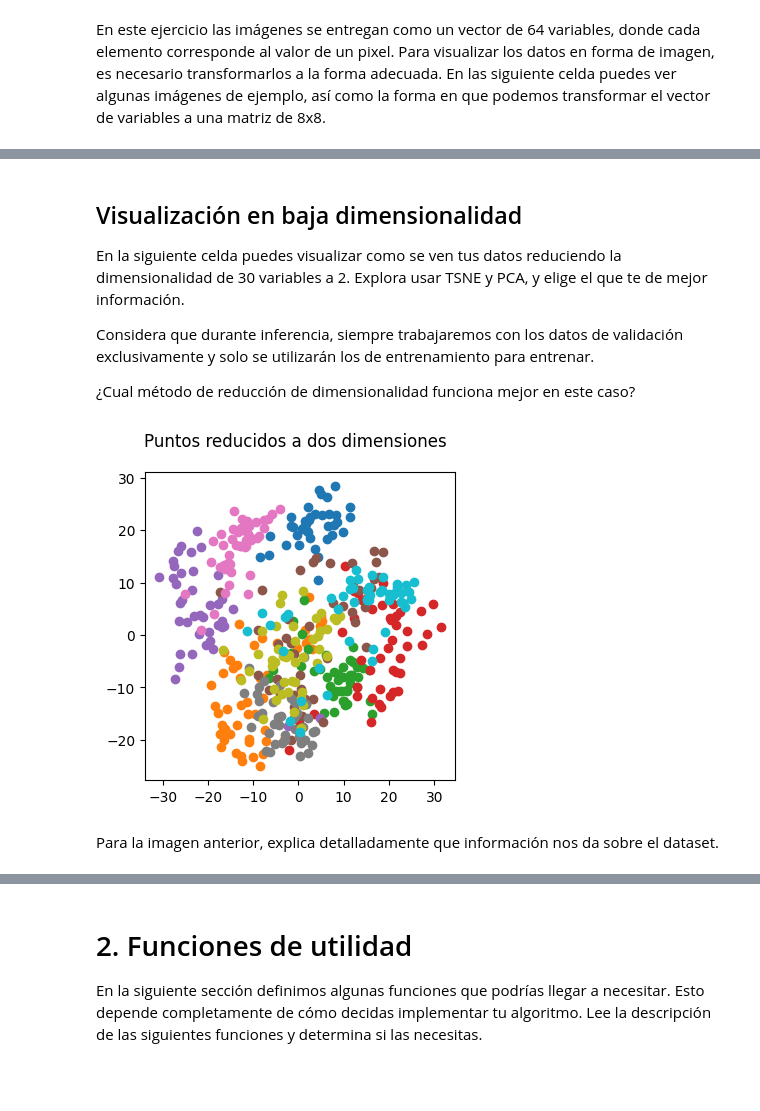
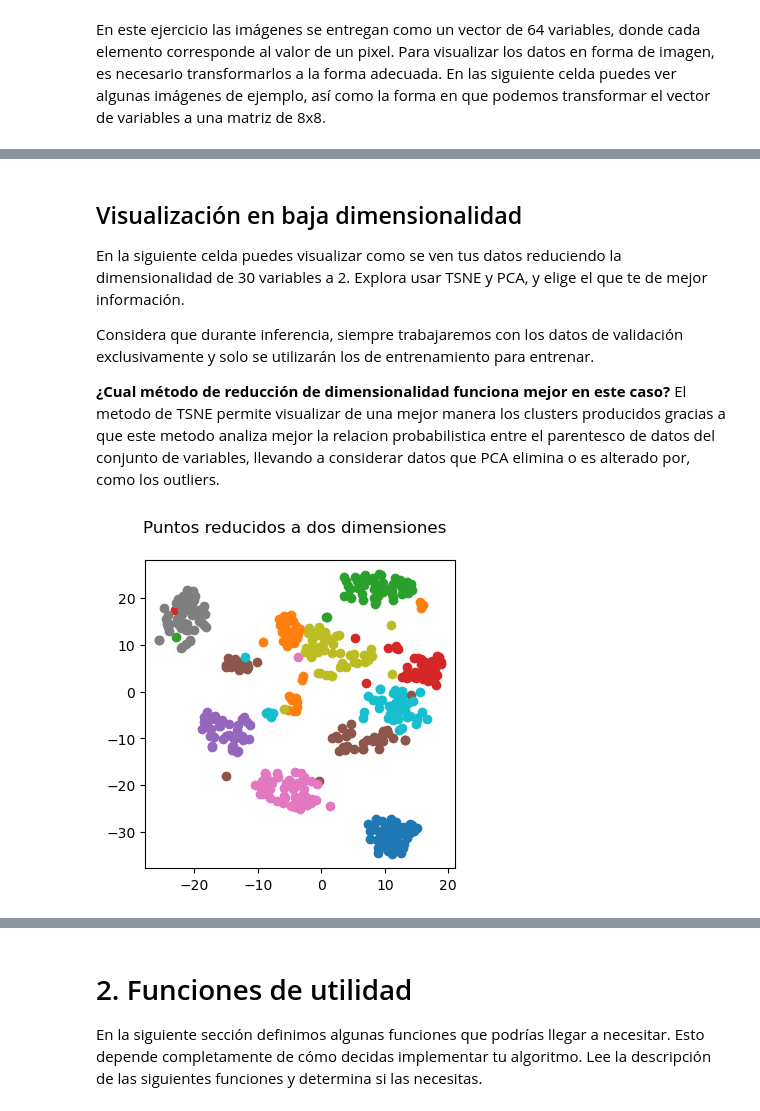
Before and after one commit to jorgeibarra17/SI23_TRIPLEA, a Jupyter notebook: proyecto_1_ML/proyecto_1_ML.ipynb, the cells around one changed output, grey strips where cells are left out. Saved outputs shown, nothing was run; the diff lists cells and outputs as text; code cells hidden in the pictures; blank space fills up the shorter version.

Commit message:
Cambio al primer metodo para mejor grafico Ya quedaron respondidas las respuestas de ese inciso

```diff
--- a/proyecto_1_ML/proyecto_1_ML.ipynb
+++ b/proyecto_1_ML/proyecto_1_ML.ipynb
@@ -92,22 +92,21 @@ En la siguiente celda puedes visualizar como se ven tus datos reduciendo la dime
 
 Considera que durante inferencia, siempre trabajaremos con los datos de validación exclusivamente y solo se utilizarán los de entrenamiento para entrenar.
 
-¿Cual método de reducción de dimensionalidad funciona mejor en este caso?
+**¿Cual método de reducción de dimensionalidad funciona mejor en este caso?**
+El metodo de TSNE permite visualizar de una mejor manera los clusters producidos gracias a que este metodo analiza mejor la relacion probabilistica entre el parentesco de datos del conjunto de variables, llevando a considerar datos que PCA elimina o es alterado por, como los outliers.
 # %%
 # TODO Reducimos la dimensionalidad de los datos DE VALIDACIÓN data_val
 # a 2 dimensiones usando TSNE y/o PCA
 
-pca = PCA(n_components=2)
-reduced_data_val = pca.fit_transform(data_val)
+tsne = TSNE(n_components=2)
+reduced_data_val = tsne.fit_transform(data_val)
 labels = np.unique(target_train)
 fig, ax_pca = plt.subplots(1, 1, figsize=(4,4))
 fig.suptitle("Puntos reducidos a dos dimensiones")
 for c in labels:
     indices = np.where(target_val == c)
     plot_data = reduced_data_val[indices]
     ax_pca.scatter(plot_data[:, 0], plot_data[:, 1], label=f"Grupo {c}")
 plt.show()
 # %% [output]
-[figure, old version]
+[figure, new version]
-# %% [markdown]
-Para la imagen anterior, explica detalladamente que información nos da sobre el dataset.
```
Also changed, not shown: parts of 3 cells of this notebook.
